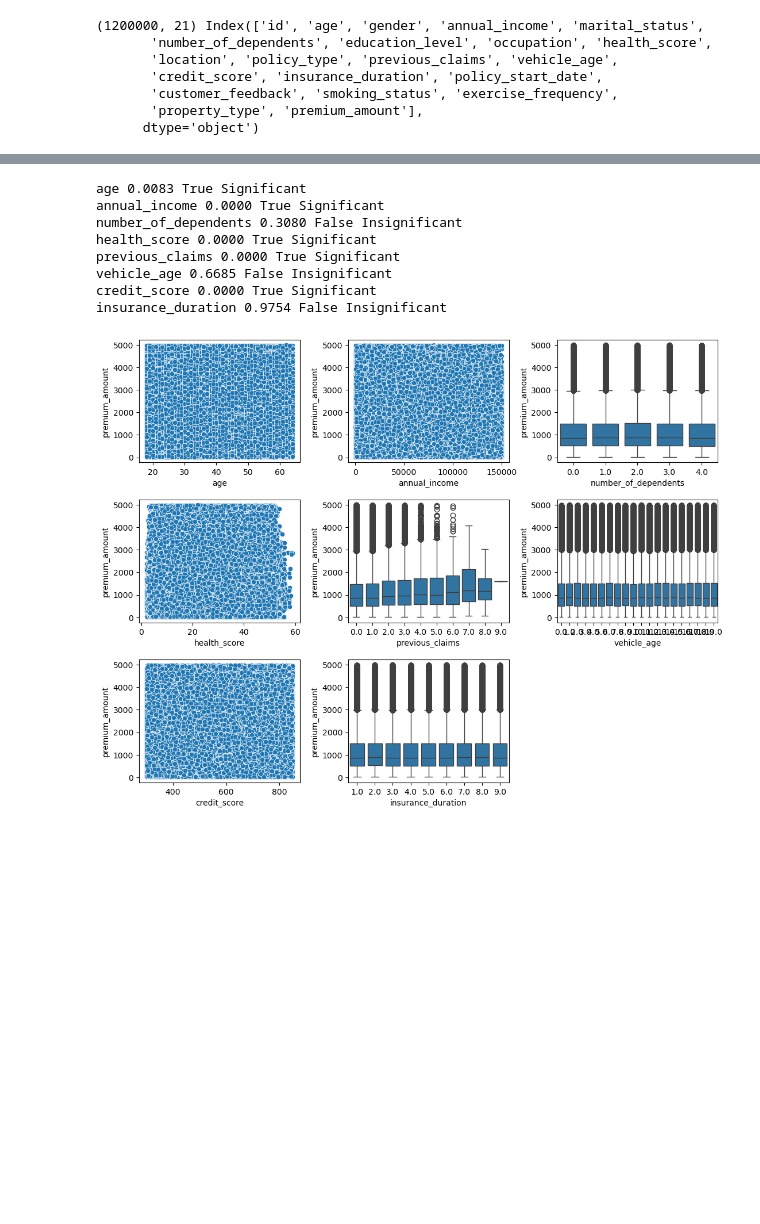
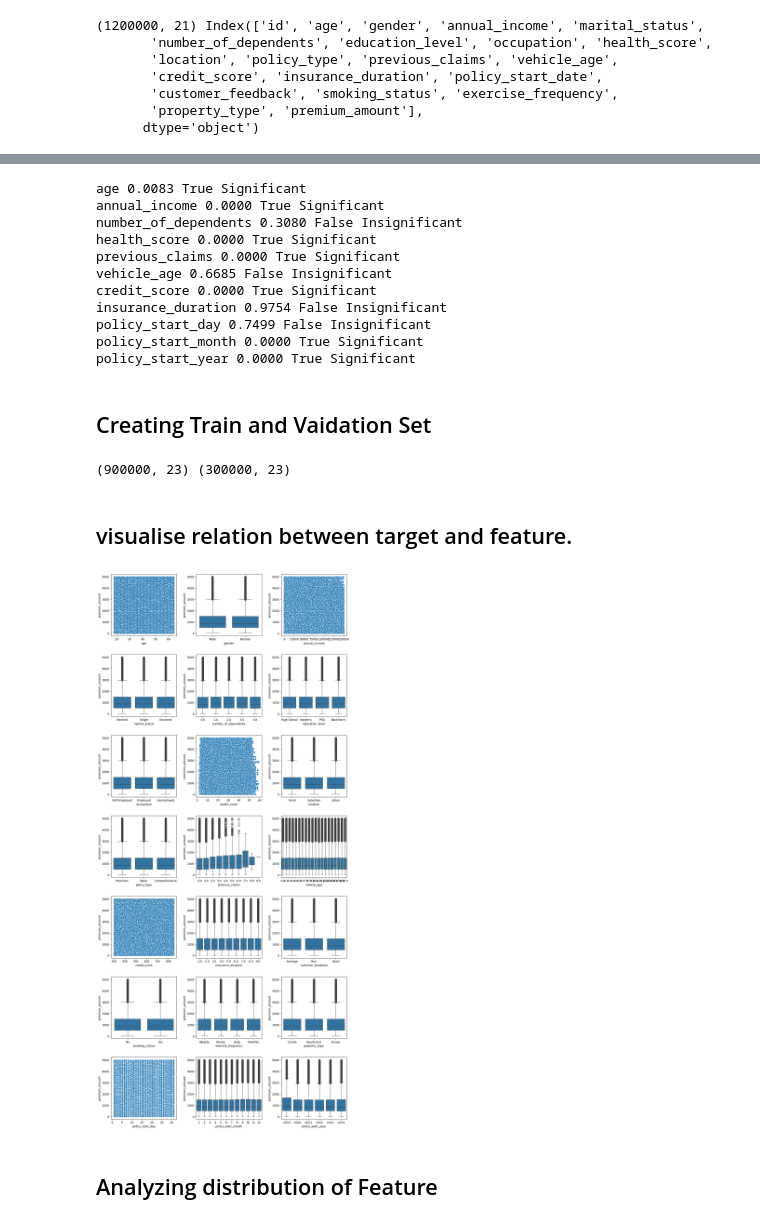
Before and after one commit to LokeshTiwari004/RegressionInsurance, a Jupyter notebook: EDA.ipynb, the cells around one changed output, grey strips where cells are left out. Cells and saved outputs as stored; diff of their text form; code cells hidden in the pictures; blank space fills up the shorter version.

```diff
--- a/EDA.ipynb
+++ b/EDA.ipynb
@@ -28,6 +38,12 @@ print(df.shape, df.columns)
        'customer_feedback', 'smoking_status', 'exercise_frequency',
        'property_type', 'premium_amount'],
       dtype='object')
+# %%
+df.policy_start_date = pd.to_datetime(df.policy_start_date)
+df['policy_start_day'] = df['policy_start_date'].map(lambda x: x.day)
+df['policy_start_month'] = df['policy_start_date'].map(lambda x: x.month)
+df['policy_start_year'] = df['policy_start_date'].map(lambda x: x.year)
+df = df.drop(['policy_start_date'], axis=1)
 # %%
 df.info()
 # %% [output]
@@ -77,7 +112,7 @@ Covariance Type:            nonrobust
 Notes:
 [1] Standard Errors assume that the covariance matrix of the errors is correctly specified.
 # %%
-for num_feat in corr_mat.columns[1:-1]:
+for num_feat in corr_mat.columns.drop(['premium_amount', 'id']):
   model = ols(f"premium_amount ~ {num_feat}", data=df).fit()
   pval = model.pvalues[num_feat]
   reg_significant = pval < 0.05
@@ -91,16 +126,30 @@ previous_claims 0.0000 True Significant
 vehicle_age 0.6685 False Insignificant
 credit_score 0.0000 True Significant
 insurance_duration 0.9754 False Insignificant
+policy_start_day 0.7499 False Insignificant
+policy_start_month 0.0000 True Significant
+policy_start_year 0.0000 True Significant
+# %% [markdown]
+## Creating Train and Vaidation Set
+# %%
+train, test = train_test_split(df, test_size=0.25, random_state=1)
+print(train.shape, test.shape)
+# %% [output]
+(900000, 23) (300000, 23)
+# %% [markdown]
+## visualise relation between target and feature.
 # %%
-plt.figure(figsize=(13, 10))
-for i, num_feat in enumerate(corr_mat.columns[1: -1]):
-  plt.subplot(3, 3, i + 1)
+plt.figure(figsize=(15, 35))
+for i, num_feat in enumerate(train.columns.drop(['premium_amount', 'id'])):
+  plt.subplot(7, 3, i + 1)
   if df[num_feat].nunique() < 21:
-    sns.boxplot(data=df, x=num_feat, y='premium_amount')
+    sns.boxplot(data=train, x=f'{num_feat}', y='premium_amount')
   else:
-    sns.scatterplot(data=df, x=f'{num_feat}', y='premium_amount')
+    sns.scatterplot(data=train, x=f'{num_feat}', y='premium_amount')
 plt.subplots_adjust(wspace=0.3, hspace=0.3)
 plt.show()
 # %% [output]
-[figure, old version]
+[figure, new version]
+# %% [markdown]
+## Analyzing distribution of Feature
 # %%
```
Also changed, not shown: parts of 14 cells of this notebook.
